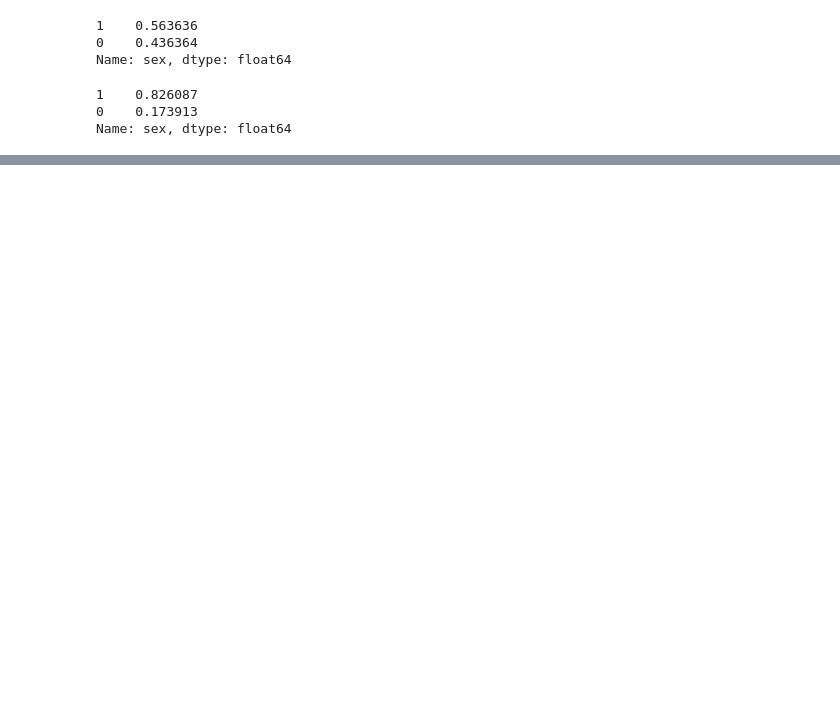
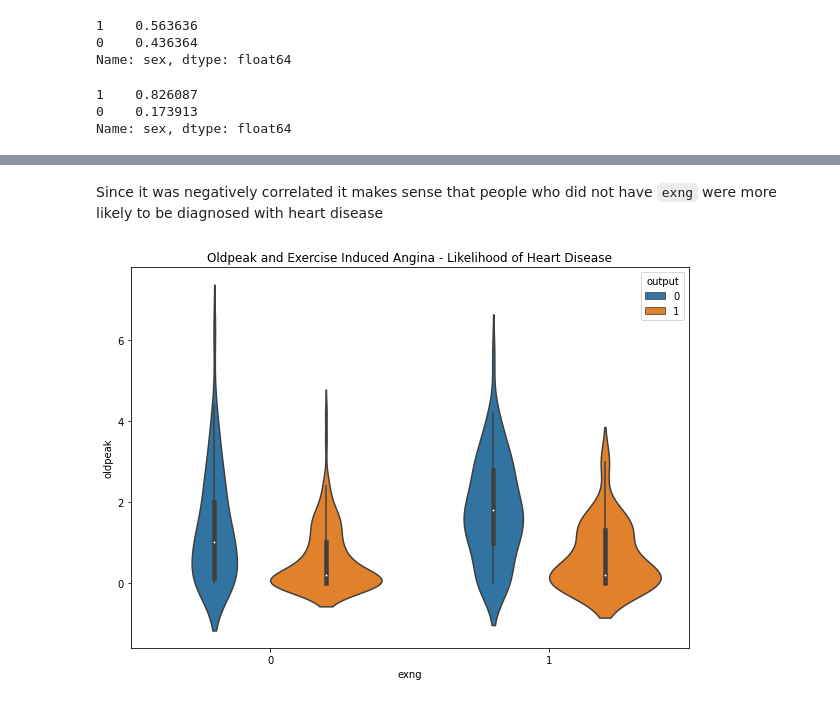
Before and after one commit to tvrjuana/heart-disease, a Jupyter notebook: heart_disease_modeling.ipynb, the cells around one changed output, grey strips where cells are left out. Drawn from its saved outputs; the diff is of its cells as text; code cells hidden in the pictures; blank space fills up the shorter version.

```diff
--- a/heart_disease_modeling.ipynb
+++ b/heart_disease_modeling.ipynb
@@ -252,0 +285,9 @@ From this chart can see that there are more females in this dataset than males -
+# %% [markdown]
+Since it was negatively correlated it makes sense that people who did not have `exng` were more likely to be diagnosed with heart disease
+# %%
+#now let's take a look at exng and oldpeak together since they were the top 2 negatively correlated
+plt.figure(figsize=(10,7))
+sns.violinplot(data=heart_disease, x='exng', y='oldpeak', hue='output')
+plt.title("Oldpeak and Exercise Induced Angina - Likelihood of Heart Disease");
+# %% [output]
+[figure, added]
```
Also changed, not shown: parts of 14 cells of this notebook, 1 other file.
